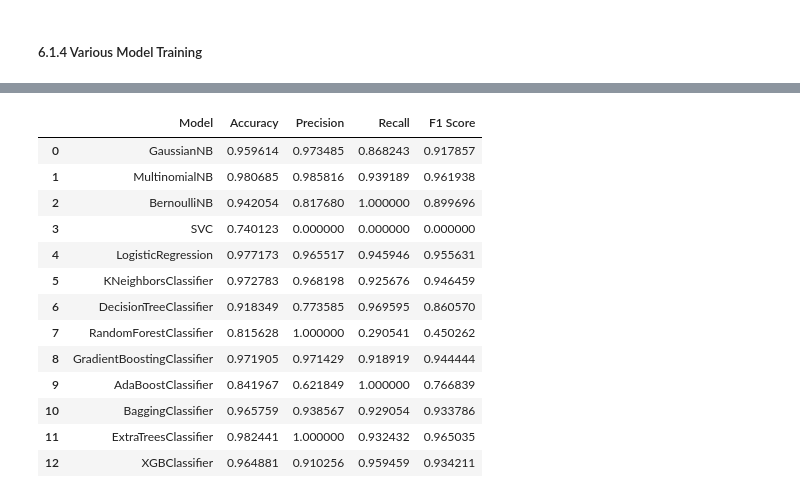
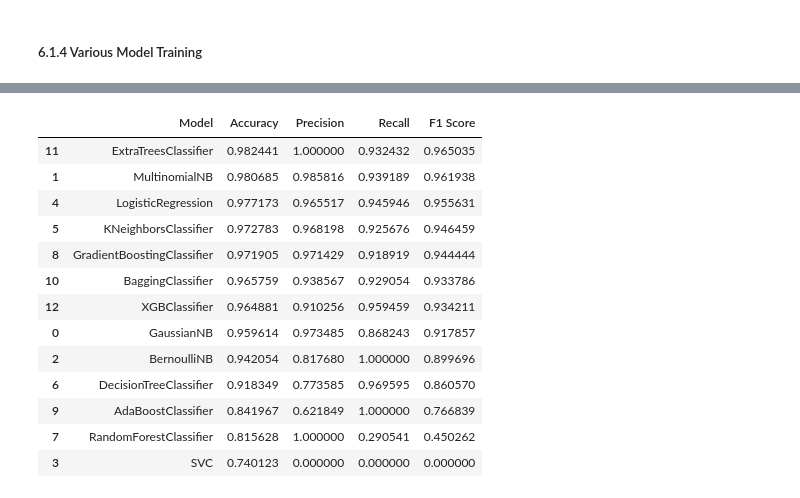
Before and after one commit to Maisha-crypto/email_spam_classification_model, a Jupyter notebook: text_classification_model.ipynb, the cells around one changed output, grey strips where cells are left out. Saved outputs shown, nothing was run; the diff lists cells and outputs as text; code cells hidden in the pictures.

Commit message:
Sorted the model performance table by Accuracy.

```diff
--- a/text_classification_model.ipynb
+++ b/text_classification_model.ipynb
@@ -562,7 +563,7 @@ for model_name, model in classifiers.items():
         "F1 Score": f1_score(ytest, y_pred)
     })
 
-model_performance = pd.DataFrame(rows)
+model_performance = pd.DataFrame(rows, sort)
 # %% [output]
 ====================================================================================================
 Model: GaussianNB
@@ -584,17 +675,17 @@ Confusion Matrix:
 # %%
-model_performance
+model_performance.sort_values(by='Accuracy', ascending=False)
 # %% [output]
 |  | Model | Accuracy | Precision | Recall | F1 Score |
-| 0 | GaussianNB | 0.959614 | 0.973485 | 0.868243 | 0.917857 |
+| 11 | ExtraTreesClassifier | 0.982441 | 1.000000 | 0.932432 | 0.965035 |
 | 1 | MultinomialNB | 0.980685 | 0.985816 | 0.939189 | 0.961938 |
-| 2 | BernoulliNB | 0.942054 | 0.817680 | 1.000000 | 0.899696 |
-| 3 | SVC | 0.740123 | 0.000000 | 0.000000 | 0.000000 |
 | 4 | LogisticRegression | 0.977173 | 0.965517 | 0.945946 | 0.955631 |
 | 5 | KNeighborsClassifier | 0.972783 | 0.968198 | 0.925676 | 0.946459 |
+| 8 | GradientBoostingClassifier | 0.971905 | 0.971429 | 0.918919 | 0.944444 |
+| 10 | BaggingClassifier | 0.965759 | 0.938567 | 0.929054 | 0.933786 |
+| 12 | XGBClassifier | 0.964881 | 0.910256 | 0.959459 | 0.934211 |
+| 0 | GaussianNB | 0.959614 | 0.973485 | 0.868243 | 0.917857 |
+| 2 | BernoulliNB | 0.942054 | 0.817680 | 1.000000 | 0.899696 |
 | 6 | DecisionTreeClassifier | 0.918349 | 0.773585 | 0.969595 | 0.860570 |
+| 9 | AdaBoostClassifier | 0.841967 | 0.621849 | 1.000000 | 0.766839 |
 | 7 | RandomForestClassifier | 0.815628 | 1.000000 | 0.290541 | 0.450262 |
-| 8 | GradientBoostingClassifier | 0.971905 | 0.971429 | 0.918919 | 0.944444 |
-| 9 | AdaBoostClassifier | 0.841967 | 0.621849 | 1.000000 | 0.766839 |
-| 10 | BaggingClassifier | 0.965759 | 0.938567 | 0.929054 | 0.933786 |
-| 11 | ExtraTreesClassifier | 0.982441 | 1.000000 | 0.932432 | 0.965035 |
-| 12 | XGBClassifier | 0.964881 | 0.910256 | 0.959459 | 0.934211 |
+| 3 | SVC | 0.740123 | 0.000000 | 0.000000 | 0.000000 |
```
Also changed, not shown: parts of 2 cells of this notebook.
